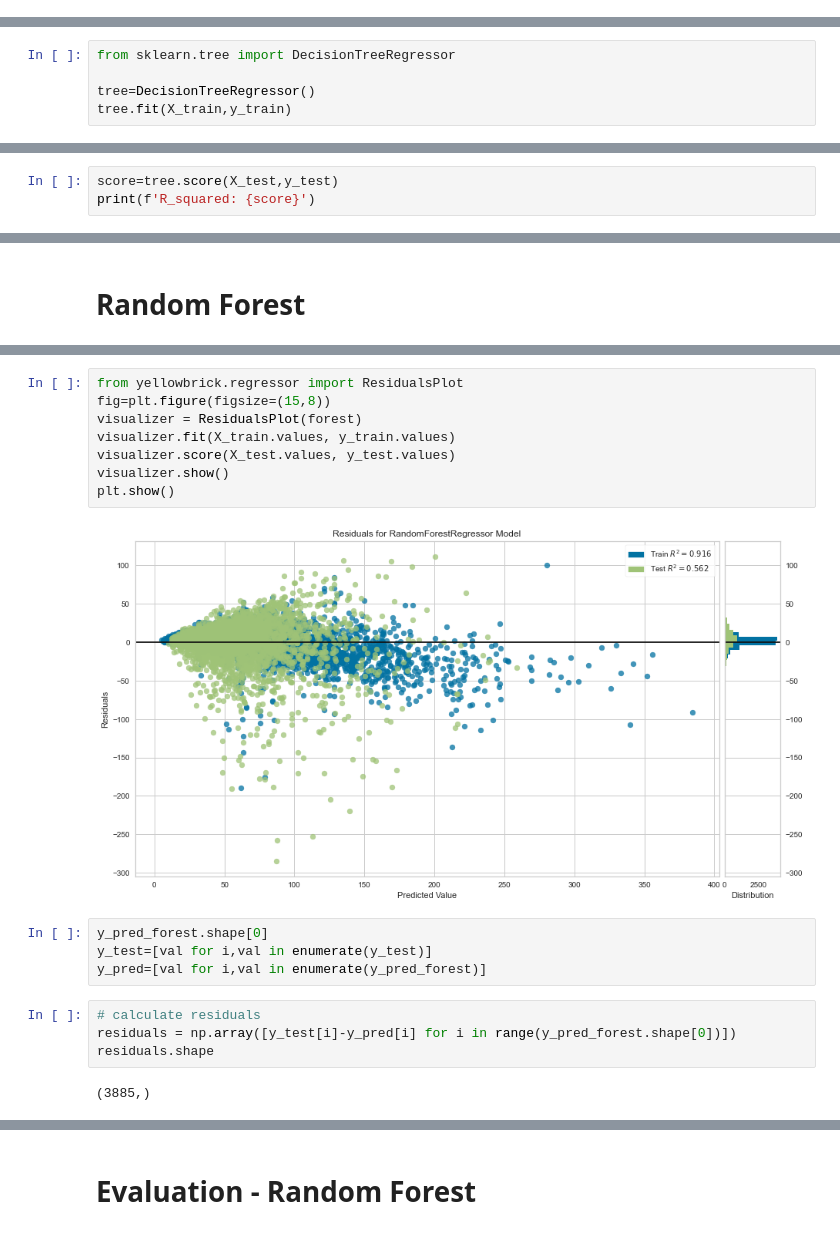
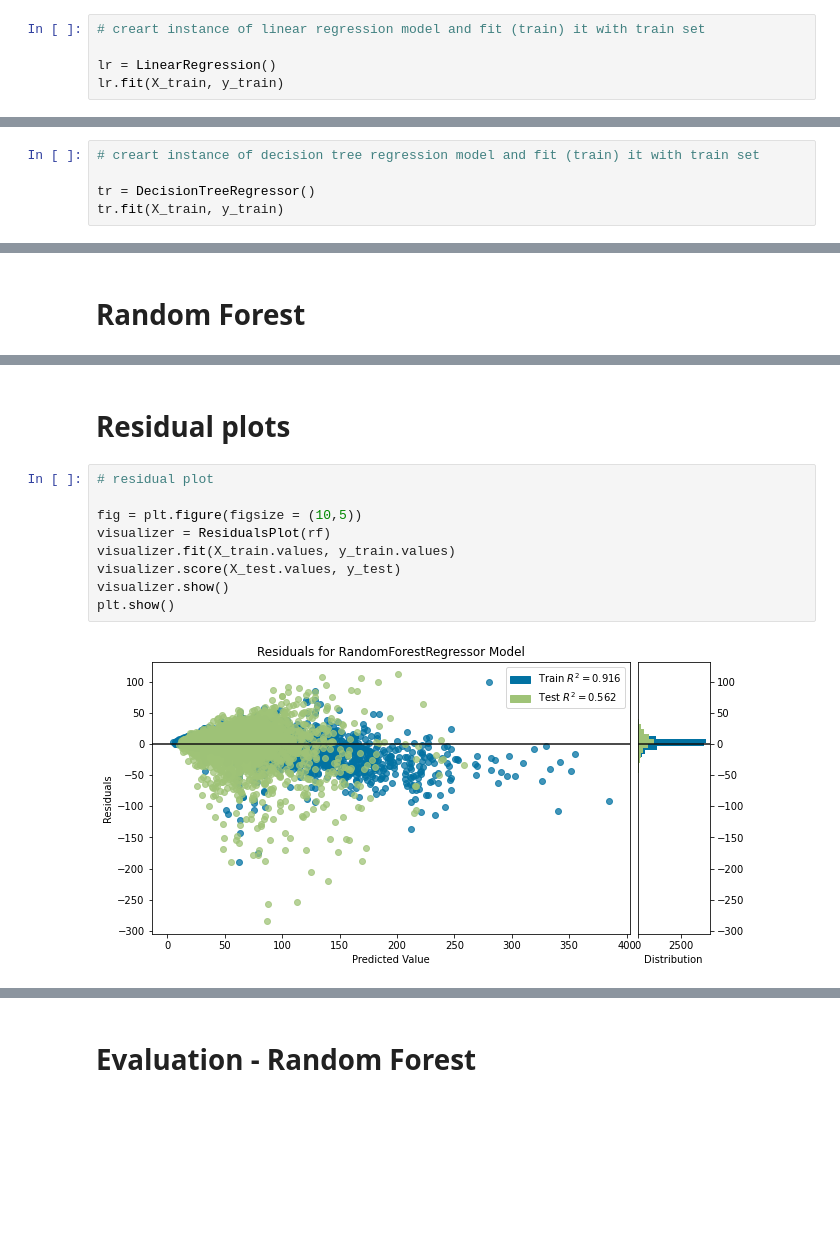
Before and after one commit to JeromeSauer/Project2_AirQuality, a Jupyter notebook: Project2_Modelling.ipynb, the cells around one changed output, grey strips where cells are left out. Cells and saved outputs as stored; diff of their text form; blank space fills up the shorter version.

```diff
--- a/Project2_Modelling.ipynb
+++ b/Project2_Modelling.ipynb
@@ -161,0 +146,5 @@ LinearRegression()
+# %%
+# creart instance of linear regression model and fit (train) it with train set
+
+lr = LinearRegression()
+lr.fit(X_train, y_train)
@@ -162,7 +215,2 @@ LinearRegression()
 # %% [markdown]
 # Decision Tree
-# %%
-from sklearn.tree import DecisionTreeRegressor
-
-tree=DecisionTreeRegressor()
-tree.fit(X_train,y_train)
@@ -173,3 +216,0 @@ y_pred_tree=tree.predict(X_test)
-# %%
-score=tree.score(X_test,y_test)
-print(f'R_squared: {score}')
@@ -177,0 +217,5 @@ R_squared: 0.26603169411916694
+# %%
+# creart instance of decision tree regression model and fit (train) it with train set
+
+tr = DecisionTreeRegressor()
+tr.fit(X_train, y_train)
@@ -238,21 +424,14 @@ RMSE: 28.5235 R_sqr: 0.5618
+# %% [markdown]
+# Residual plots
 # %%
-from yellowbrick.regressor import ResidualsPlot
-fig=plt.figure(figsize=(15,8))
-visualizer = ResidualsPlot(forest)
+# residual plot
+
+fig = plt.figure(figsize = (10,5))
+visualizer = ResidualsPlot(rf)
 visualizer.fit(X_train.values, y_train.values)
-visualizer.score(X_test.values, y_test.values)
+visualizer.score(X_test.values, y_test)
 visualizer.show()
 plt.show()
 # %% [output]
-[figure, old version]
+[figure, new version]
-# %%
-y_pred_forest.shape[0]
-y_test=[val for i,val in enumerate(y_test)]
-y_pred=[val for i,val in enumerate(y_pred_forest)]
-# %%
-# calculate residuals
-residuals = np.array([y_test[i]-y_pred[i] for i in range(y_pred_forest.shape[0])])
-residuals.shape
-# %% [output]
-(3885,)
 # %%
```
Also changed, not shown: parts of 72 cells of this notebook.
